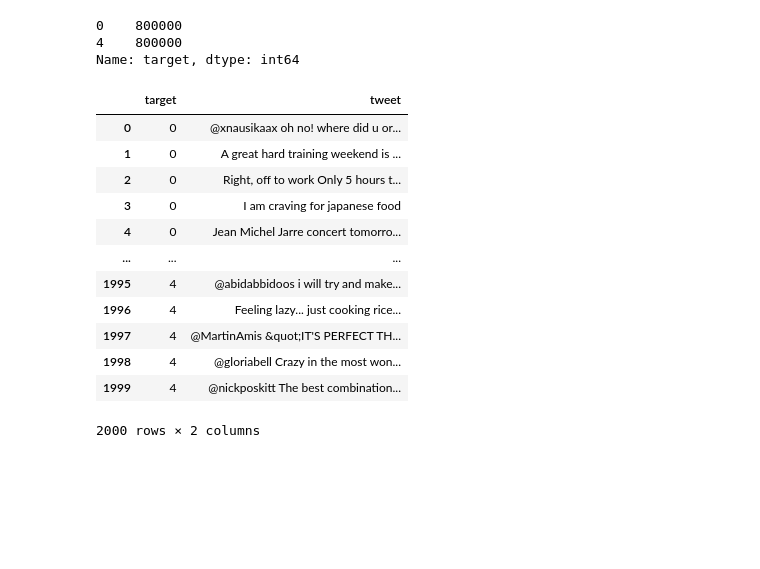
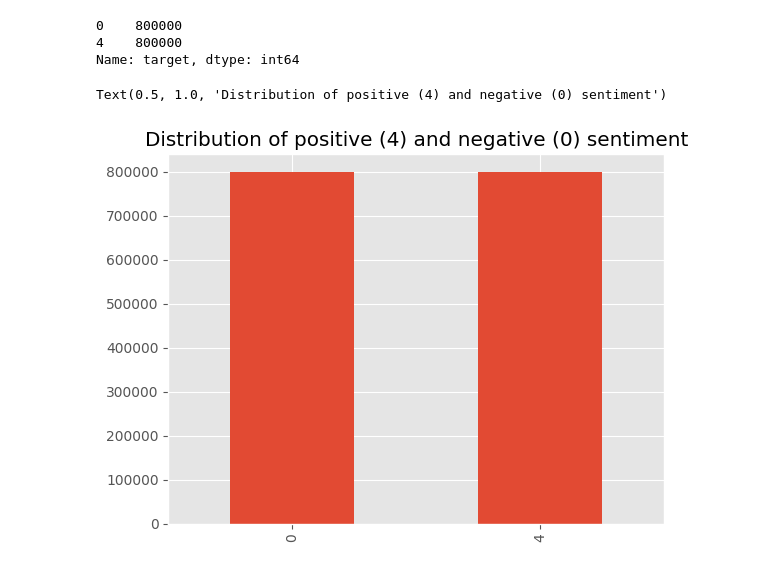
Before and after one commit to katrinmisel/sentiment_analysis, a Jupyter notebook: notebook_1.ipynb, the cells around one changed output. Cells and saved outputs as stored; diff of their text form; code cells hidden in the pictures; blank space fills up the shorter version.

```diff
--- a/notebook_1.ipynb
+++ b/notebook_1.ipynb
@@ -1,6 +1,11 @@
 # %%
 import numpy as np
 import pandas as pd
+
+from matplotlib import pyplot as plt
+plt.style.use('ggplot')
+import seaborn as sns
+from wordcloud import WordCloud
 
 # nltk.download('all')
 import nltk
@@ -9,6 +14,13 @@ from nltk.corpus import words, stopwords, wordnet
 from nltk.stem import WordNetLemmatizer
 
 from sklearn.feature_extraction.text import TfidfVectorizer
+from sklearn.model_selection import train_test_split, GridSearchCV
+from sklearn.pipeline import Pipeline
+from sklearn.decomposition import PCA
+
+from sklearn.linear_model import LogisticRegression
+
+import time
 
 # suppress deprecation warnings
 import warnings
@@ -16,3 +28,15 @@ warnings.simplefilter(action='ignore', category=FutureWarning)
 
 # import python helper functions
 from helpers import *
+
+# metrics
+from sklearn.metrics import r2_score
+from sklearn.metrics import mean_squared_error
+from sklearn.metrics import classification_report, confusion_matrix
+
+import pickle
+
+# word embedding
+from gensim.models import word2vec
+
+seed = 42
@@ -45,6 +71,12 @@ data.target.value_counts()
 0    800000
 4    800000
 Name: target, dtype: int64
+# %%
+chart = data.target.value_counts().plot(kind="bar")
+chart.set_title("Distribution of positive (4) and negative (0) sentiment")
+# %% [output]
+Text(0.5, 1.0, 'Distribution of positive (4) and negative (0) sentiment')
+[figure, added]
 # %%
 sample_df = pd.DataFrame()
 
@@ -53,17 +85 @@ for target in [0,4]:
     sample_df = sample_df.append(target_df, ignore_index=True)
-# %%
-sample_df
-# %% [output]
-|  | target | tweet |
-| 0 | 0 | @xnausikaax oh no! where did u or... |
-| 1 | 0 | A great hard training weekend is ... |
-| 2 | 0 | Right, off to work Only 5 hours t... |
-| 3 | 0 | I am craving for japanese food |
-| 4 | 0 | Jean Michel Jarre concert tomorro... |
-| ... | ... | ... |
-| 1995 | 4 | @abidabbidoos i will try and make... |
-| 1996 | 4 | Feeling lazy... just cooking rice... |
-| 1997 | 4 | @MartinAmis &quot;IT'S PERFECT TH... |
-| 1998 | 4 | @gloriabell Crazy in the most won... |
-| 1999 | 4 | @nickposkitt The best combination... |
-2000 rows × 2 columns
```
Also changed, not shown: parts of 52 cells of this notebook, 3 other files.
